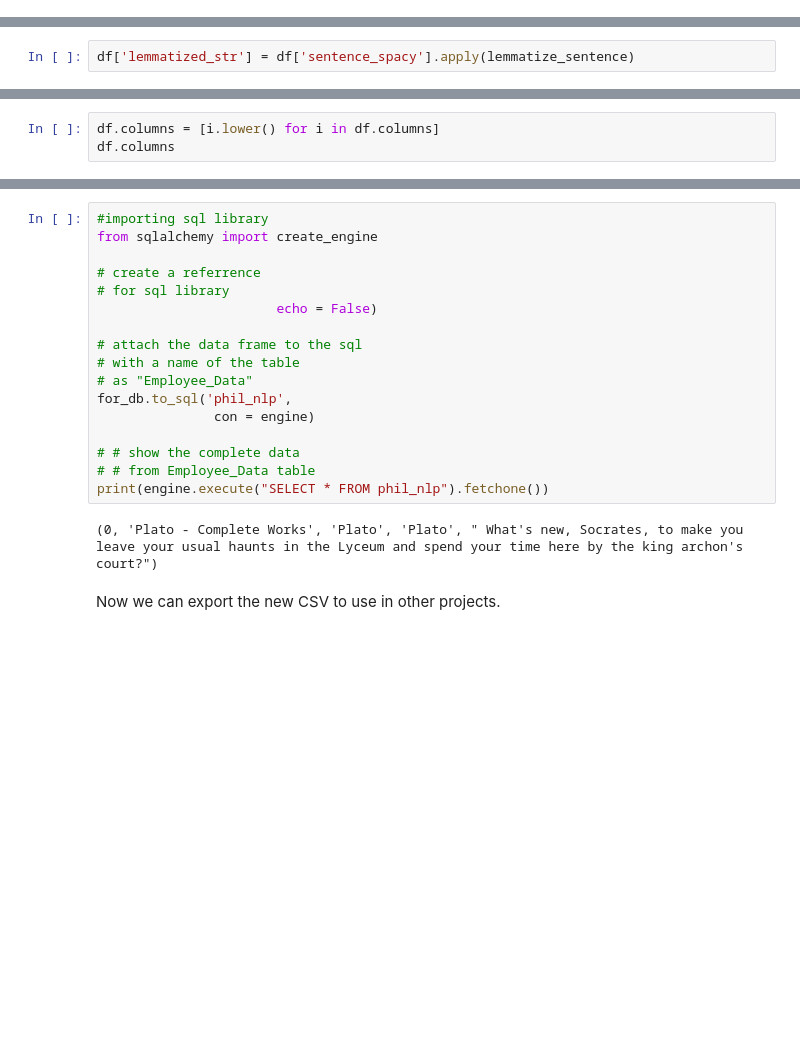
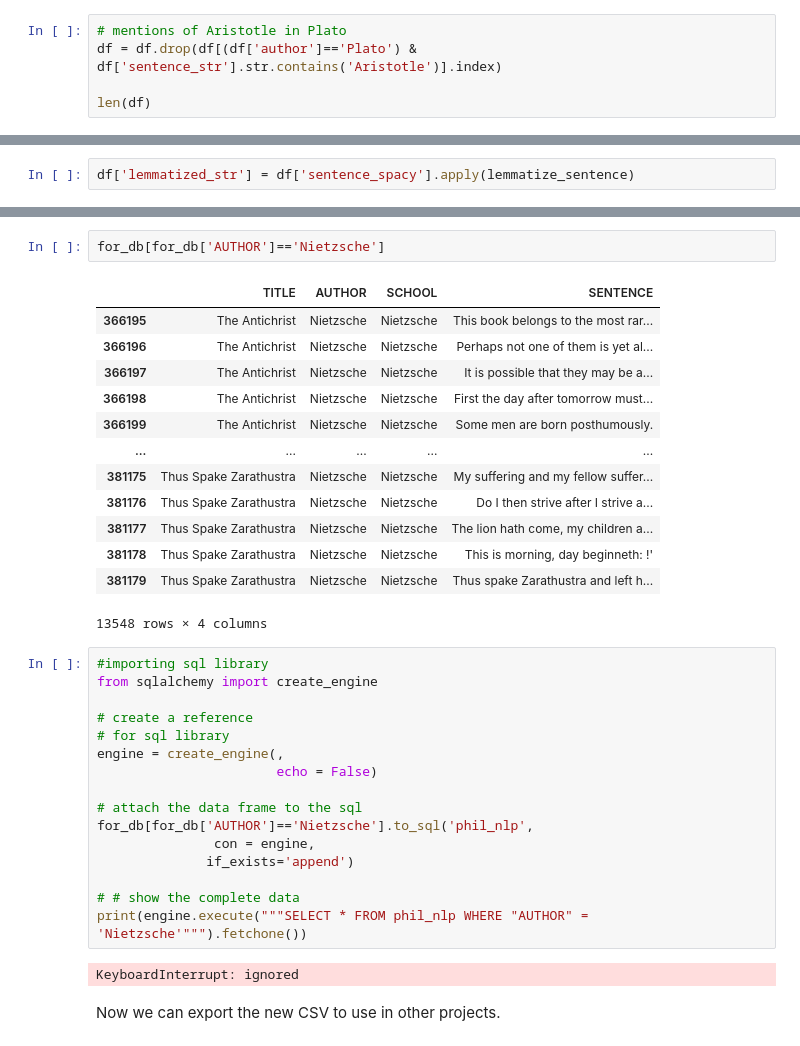
Before and after one commit to kcalizadeh/PDP_data_processing, a Jupyter notebook: data_load_clean_and_export.ipynb, the cells around one changed output, grey strips where cells are left out. Drawn from its saved outputs; the diff is of its cells as text; blank space fills up the shorter version.

```diff
--- a/data_load_clean_and_export.ipynb
+++ b/data_load_clean_and_export.ipynb
@@ -1069,0 +1104,5 @@ len(df)
+# %%
+# mentions of Aristotle in Plato
+df = df.drop(df[(df['author']=='Plato') & df['sentence_str'].str.contains('Aristotle')].index)
+
+len(df)
@@ -1116,3 +1163,0 @@ len(df[df['title']=='On Certainty'])
-# %%
-df.columns = [i.lower() for i in df.columns]
-df.columns
@@ -1140,21 +1188,36 @@ for_db.sample(5)
+# %%
+for_db[for_db['AUTHOR']=='Nietzsche']
+# %% [output]
+|  | TITLE | AUTHOR | SCHOOL | SENTENCE |
+| 366195 | The Antichrist | Nietzsche | Nietzsche | This book belongs to the most rar... |
+| 366196 | The Antichrist | Nietzsche | Nietzsche | Perhaps not one of them is yet al... |
+| 366197 | The Antichrist | Nietzsche | Nietzsche | It is possible that they may be a... |
+| 366198 | The Antichrist | Nietzsche | Nietzsche | First the day after tomorrow must... |
+| 366199 | The Antichrist | Nietzsche | Nietzsche | Some men are born posthumously. |
+| ... | ... | ... | ... | ... |
+| 381175 | Thus Spake Zarathustra | Nietzsche | Nietzsche | My suffering and my fellow suffer... |
+| 381176 | Thus Spake Zarathustra | Nietzsche | Nietzsche | Do I then strive after I strive a... |
+| 381177 | Thus Spake Zarathustra | Nietzsche | Nietzsche | The lion hath come, my children a... |
+| 381178 | Thus Spake Zarathustra | Nietzsche | Nietzsche | This is morning, day beginneth: !' |
+| 381179 | Thus Spake Zarathustra | Nietzsche | Nietzsche | Thus spake Zarathustra and left h... |
+13548 rows × 4 columns
 # %%
 #importing sql library
 from sqlalchemy import create_engine
 
-# create a referrence
+# create a reference
 # for sql library
+engine = create_engine(,
                        echo = False)
 
 # attach the data frame to the sql
-# with a name of the table
-# as "Employee_Data"
-for_db.to_sql('phil_nlp',
-               con = engine)
+for_db[for_db['AUTHOR']=='Nietzsche'].to_sql('phil_nlp',
+               con = engine,
+              if_exists='append')
 
 # # show the complete data
-# # from Employee_Data table
-print(engine.execute("SELECT * FROM phil_nlp").fetchone())
+print(engine.execute("""SELECT * FROM phil_nlp WHERE "AUTHOR" = 'Nietzsche'""").fetchone())
 # %% [output]
-(0, 'Plato - Complete Works', 'Plato', 'Plato', " What's new, Socrates, to make you leave your usual haunts in the Lyceum and spend your time here by the king archon's court?")
+KeyboardInterrupt: ignored
 # %% [markdown]
 Now we can export the new CSV to use in other projects.
```
Also changed, not shown: parts of 49 cells of this notebook.
